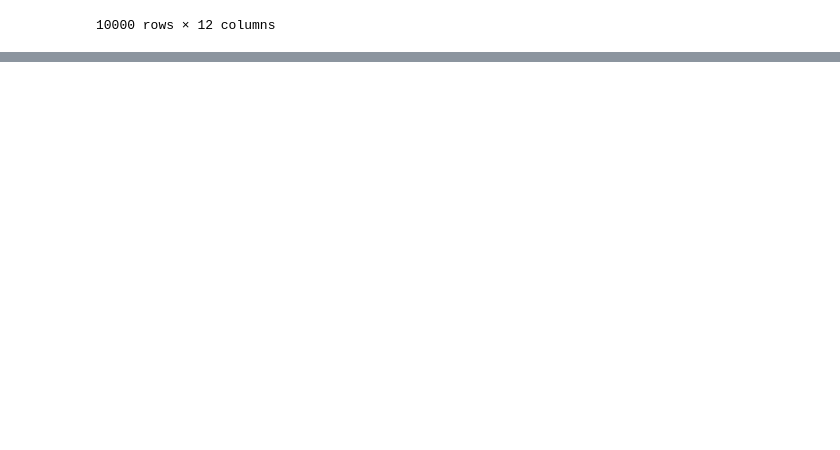
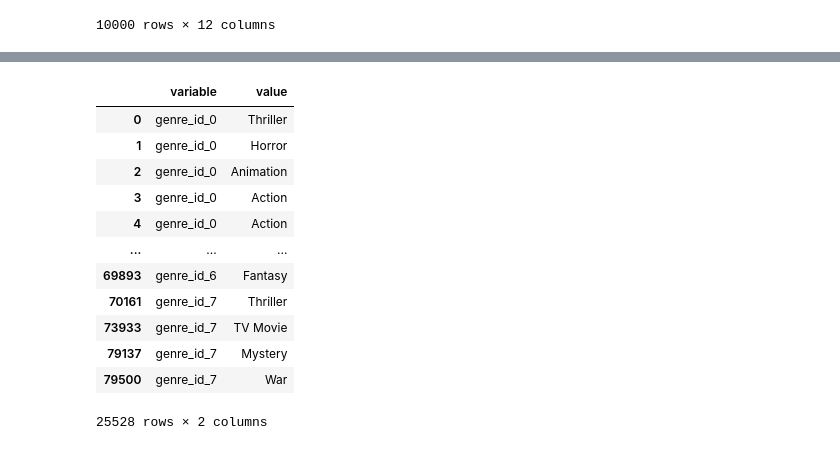
Before and after one commit to jibo16/Ml-practicing-ML-project-dev, a Jupyter notebook: movieanalysis.ipynb, the cells around one changed output, grey strips where cells are left out. Drawn from its saved outputs; the diff is of its cells as text; code cells hidden in the pictures; blank space fills up the shorter version.

```diff
--- a/movieanalysis.ipynb
+++ b/movieanalysis.ipynb
@@ -60,0 +104,19 @@ genre_list_second.to_pickle('genres_list.pkl')
+# %%
+movies_analysis_melt = pd.melt(movies_dataset_list)
+movies_analysis_melt['value'] = movies_analysis_melt['value'].replace(genres_list['id'].values,genres_list['name'].values)
+movies_analysis_melt = movies_analysis_melt[movies_analysis_melt['value'] != 0]
+movies_analysis_melt
+# %% [output]
+|  | variable | value |
+| 0 | genre_id_0 | Thriller |
+| 1 | genre_id_0 | Horror |
+| 2 | genre_id_0 | Animation |
+| 3 | genre_id_0 | Action |
+| 4 | genre_id_0 | Action |
+| ... | ... | ... |
+| 69893 | genre_id_6 | Fantasy |
+| 70161 | genre_id_7 | Thriller |
+| 73933 | genre_id_7 | TV Movie |
+| 79137 | genre_id_7 | Mystery |
+| 79500 | genre_id_7 | War |
+25528 rows × 2 columns
```
Also changed, not shown: parts of 15 cells of this notebook.
